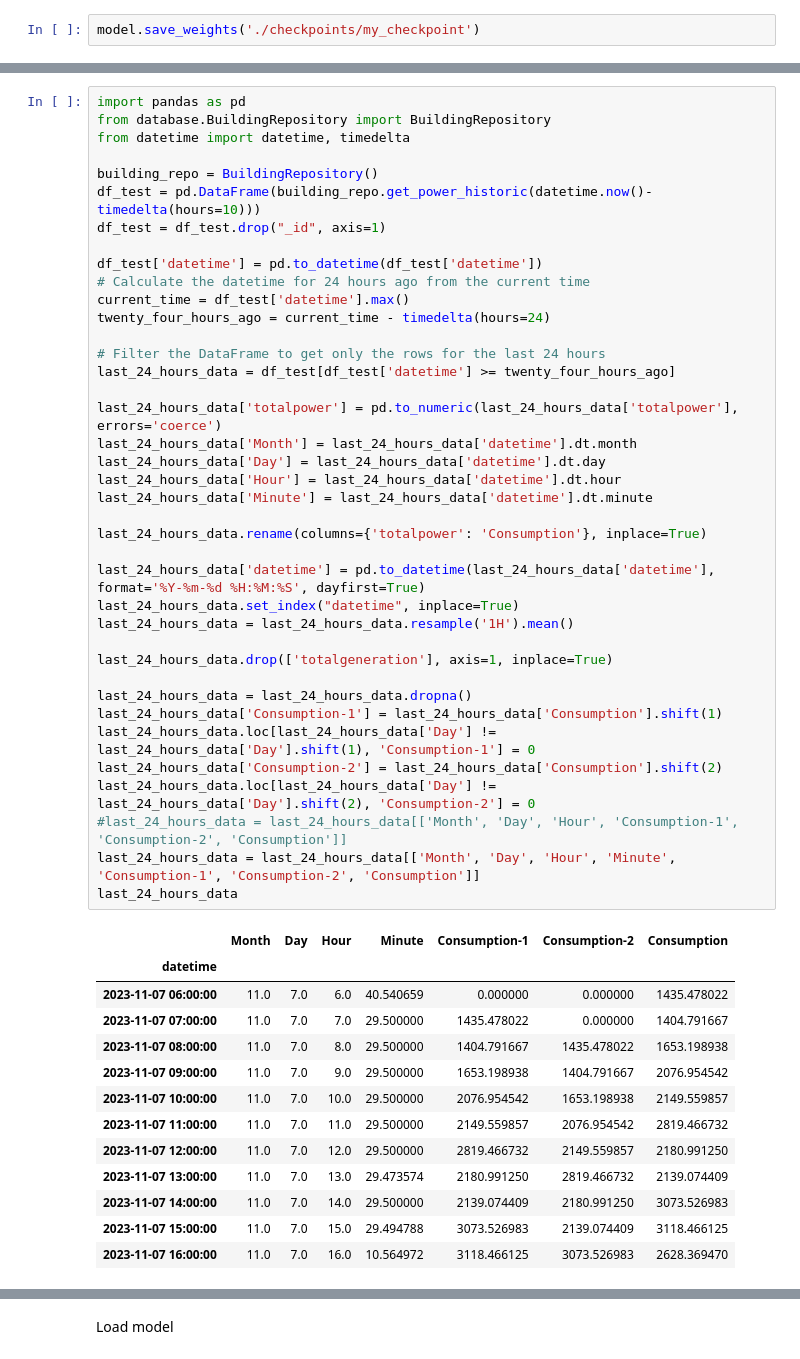
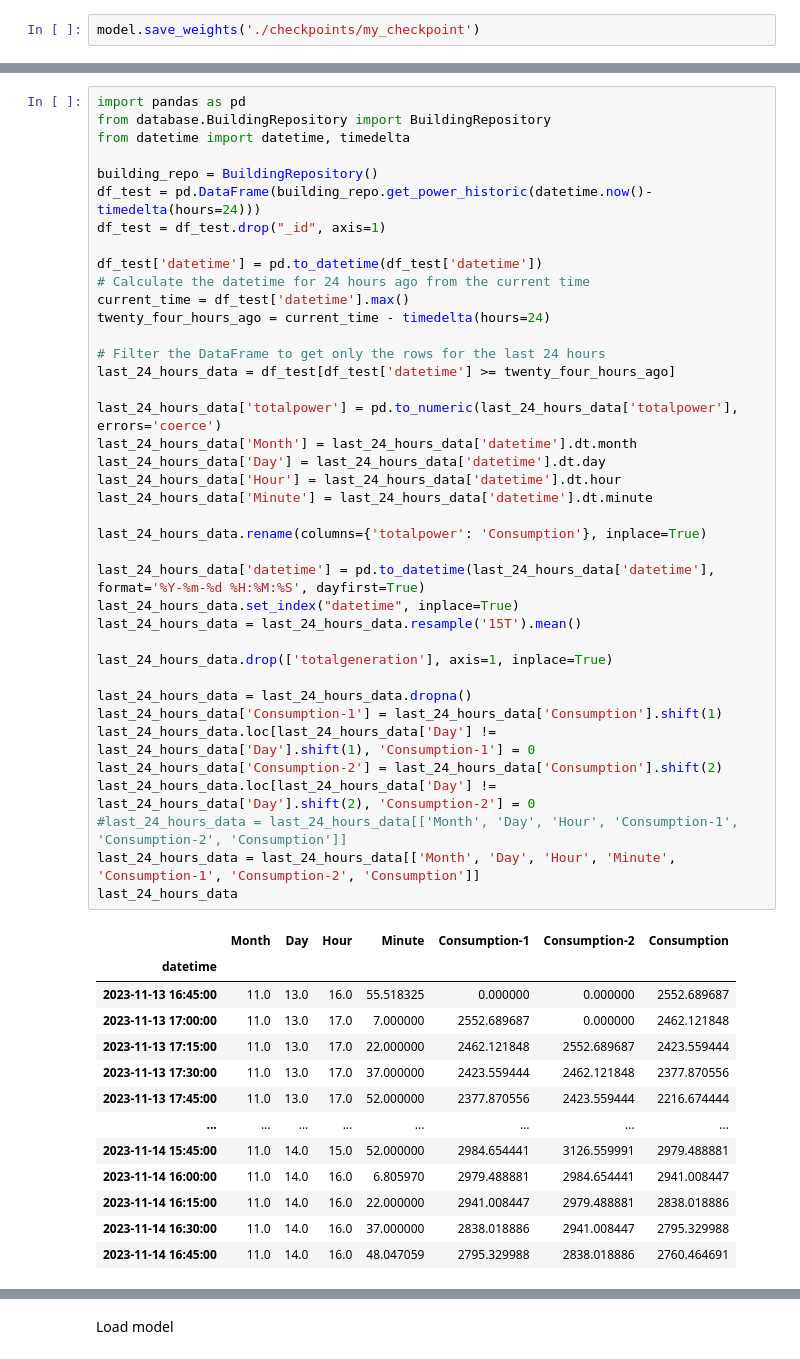
Before and after one commit to rafaeldpsilva/iot-building-monitoring, a Jupyter notebook: model.ipynb, the cells around one changed output, grey strips where cells are left out. Drawn from its saved outputs; the diff is of its cells as text.

```diff
--- a/model.ipynb
+++ b/model.ipynb
@@ -285,7 +319,7 @@ from database.BuildingRepository import BuildingRepository
 from datetime import datetime, timedelta
 
 building_repo = BuildingRepository()
-df_test = pd.DataFrame(building_repo.get_power_historic(datetime.now()-timedelta(hours=10)))
+df_test = pd.DataFrame(building_repo.get_power_historic(datetime.now()-timedelta(hours=24)))
 df_test = df_test.drop("_id", axis=1)
 
 df_test['datetime'] = pd.to_datetime(df_test['datetime'])
@@ -293,42 +327,42 @@ df_test['datetime'] = pd.to_datetime(df_test['datetime'])
 current_time = df_test['datetime'].max()
 twenty_four_hours_ago = current_time - timedelta(hours=24)
 
 # Filter the DataFrame to get only the rows for the last 24 hours
 last_24_hours_data = df_test[df_test['datetime'] >= twenty_four_hours_ago]
 
 last_24_hours_data['totalpower'] = pd.to_numeric(last_24_hours_data['totalpower'], errors='coerce')
 last_24_hours_data['Month'] = last_24_hours_data['datetime'].dt.month
 last_24_hours_data['Day'] = last_24_hours_data['datetime'].dt.day
 last_24_hours_data['Hour'] = last_24_hours_data['datetime'].dt.hour
 last_24_hours_data['Minute'] = last_24_hours_data['datetime'].dt.minute
 
 last_24_hours_data.rename(columns={'totalpower': 'Consumption'}, inplace=True)
 
 last_24_hours_data['datetime'] = pd.to_datetime(last_24_hours_data['datetime'], format='%Y-%m-%d %H:%M:%S', dayfirst=True)
 last_24_hours_data.set_index("datetime", inplace=True)
-last_24_hours_data = last_24_hours_data.resample('1H').mean()
+last_24_hours_data = last_24_hours_data.resample('15T').mean()
 
 last_24_hours_data.drop(['totalgeneration'], axis=1, inplace=True)
 
 last_24_hours_data = last_24_hours_data.dropna()
 last_24_hours_data['Consumption-1'] = last_24_hours_data['Consumption'].shift(1)
 last_24_hours_data.loc[last_24_hours_data['Day'] != last_24_hours_data['Day'].shift(1), 'Consumption-1'] = 0
 last_24_hours_data['Consumption-2'] = last_24_hours_data['Consumption'].shift(2)
 last_24_hours_data.loc[last_24_hours_data['Day'] != last_24_hours_data['Day'].shift(2), 'Consumption-2'] = 0
 #last_24_hours_data = last_24_hours_data[['Month', 'Day', 'Hour', 'Consumption-1', 'Consumption-2', 'Consumption']]
 last_24_hours_data = last_24_hours_data[['Month', 'Day', 'Hour', 'Minute', 'Consumption-1', 'Consumption-2', 'Consumption']]
 last_24_hours_data
 # %% [output]
 |  | Month | Day | Hour | Minute | Consumption-1 | Consumption-2 | Consumption |
 | datetime |  |  |  |  |  |  |  |
-| 2023-11-07 06:00:00 | 11.0 | 7.0 | 6.0 | 40.540659 | 0.000000 | 0.000000 | 1435.478022 |
-| 2023-11-07 07:00:00 | 11.0 | 7.0 | 7.0 | 29.500000 | 1435.478022 | 0.000000 | 1404.791667 |
-| 2023-11-07 08:00:00 | 11.0 | 7.0 | 8.0 | 29.500000 | 1404.791667 | 1435.478022 | 1653.198938 |
-| 2023-11-07 09:00:00 | 11.0 | 7.0 | 9.0 | 29.500000 | 1653.198938 | 1404.791667 | 2076.954542 |
-| 2023-11-07 10:00:00 | 11.0 | 7.0 | 10.0 | 29.500000 | 2076.954542 | 1653.198938 | 2149.559857 |
-| 2023-11-07 11:00:00 | 11.0 | 7.0 | 11.0 | 29.500000 | 2149.559857 | 2076.954542 | 2819.466732 |
-| 2023-11-07 12:00:00 | 11.0 | 7.0 | 12.0 | 29.500000 | 2819.466732 | 2149.559857 | 2180.991250 |
-| 2023-11-07 13:00:00 | 11.0 | 7.0 | 13.0 | 29.473574 | 2180.991250 | 2819.466732 | 2139.074409 |
-| 2023-11-07 14:00:00 | 11.0 | 7.0 | 14.0 | 29.500000 | 2139.074409 | 2180.991250 | 3073.526983 |
-| 2023-11-07 15:00:00 | 11.0 | 7.0 | 15.0 | 29.494788 | 3073.526983 | 2139.074409 | 3118.466125 |
-| 2023-11-07 16:00:00 | 11.0 | 7.0 | 16.0 | 10.564972 | 3118.466125 | 3073.526983 | 2628.369470 |
+| 2023-11-13 16:45:00 | 11.0 | 13.0 | 16.0 | 55.518325 | 0.000000 | 0.000000 | 2552.689687 |
+| 2023-11-13 17:00:00 | 11.0 | 13.0 | 17.0 | 7.000000 | 2552.689687 | 0.000000 | 2462.121848 |
+| 2023-11-13 17:15:00 | 11.0 | 13.0 | 17.0 | 22.000000 | 2462.121848 | 2552.689687 | 2423.559444 |
+| 2023-11-13 17:30:00 | 11.0 | 13.0 | 17.0 | 37.000000 | 2423.559444 | 2462.121848 | 2377.870556 |
+| 2023-11-13 17:45:00 | 11.0 | 13.0 | 17.0 | 52.000000 | 2377.870556 | 2423.559444 | 2216.674444 |
+| ... | ... | ... | ... | ... | ... | ... | ... |
+| 2023-11-14 15:45:00 | 11.0 | 14.0 | 15.0 | 52.000000 | 2984.654441 | 3126.559991 | 2979.488881 |
+| 2023-11-14 16:00:00 | 11.0 | 14.0 | 16.0 | 6.805970 | 2979.488881 | 2984.654441 | 2941.008447 |
+| 2023-11-14 16:15:00 | 11.0 | 14.0 | 16.0 | 22.000000 | 2941.008447 | 2979.488881 | 2838.018886 |
+| 2023-11-14 16:30:00 | 11.0 | 14.0 | 16.0 | 37.000000 | 2838.018886 | 2941.008447 | 2795.329988 |
+| 2023-11-14 16:45:00 | 11.0 | 14.0 | 16.0 | 48.047059 | 2795.329988 | 2838.018886 | 2760.464691 |
```
Also changed, not shown: parts of 20 cells of this notebook, 14 other files.
